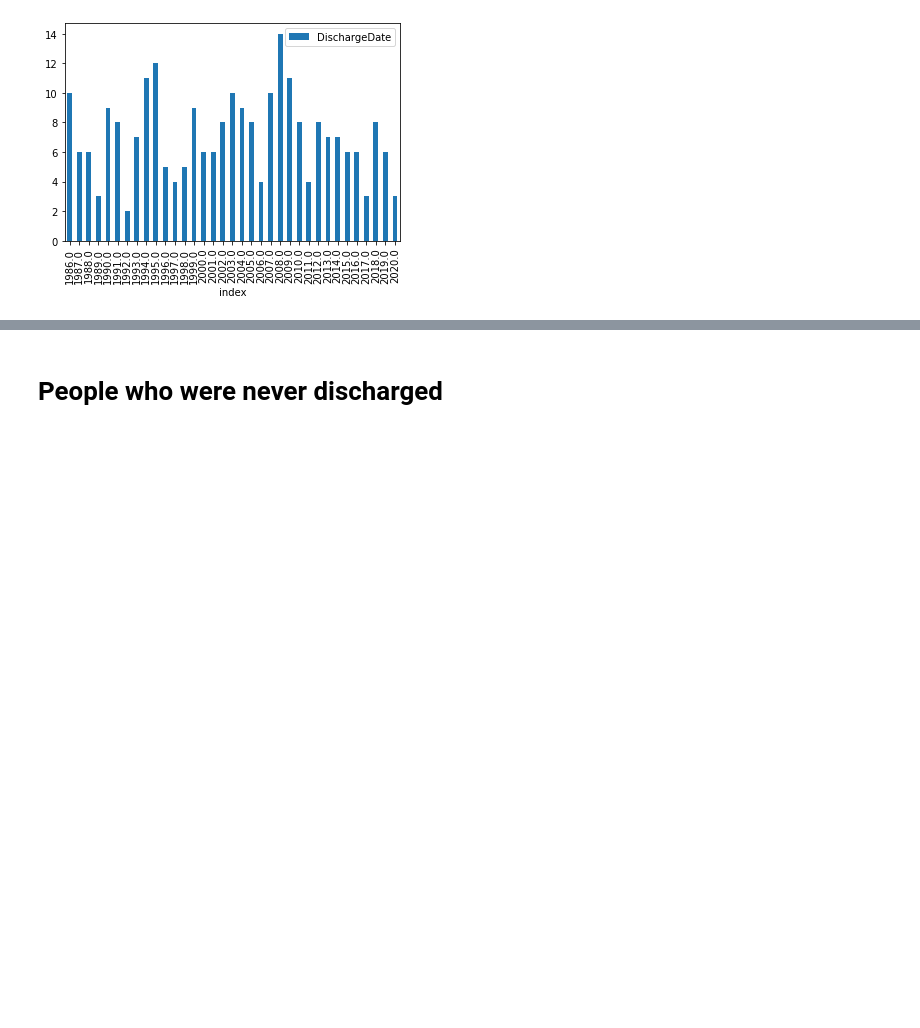
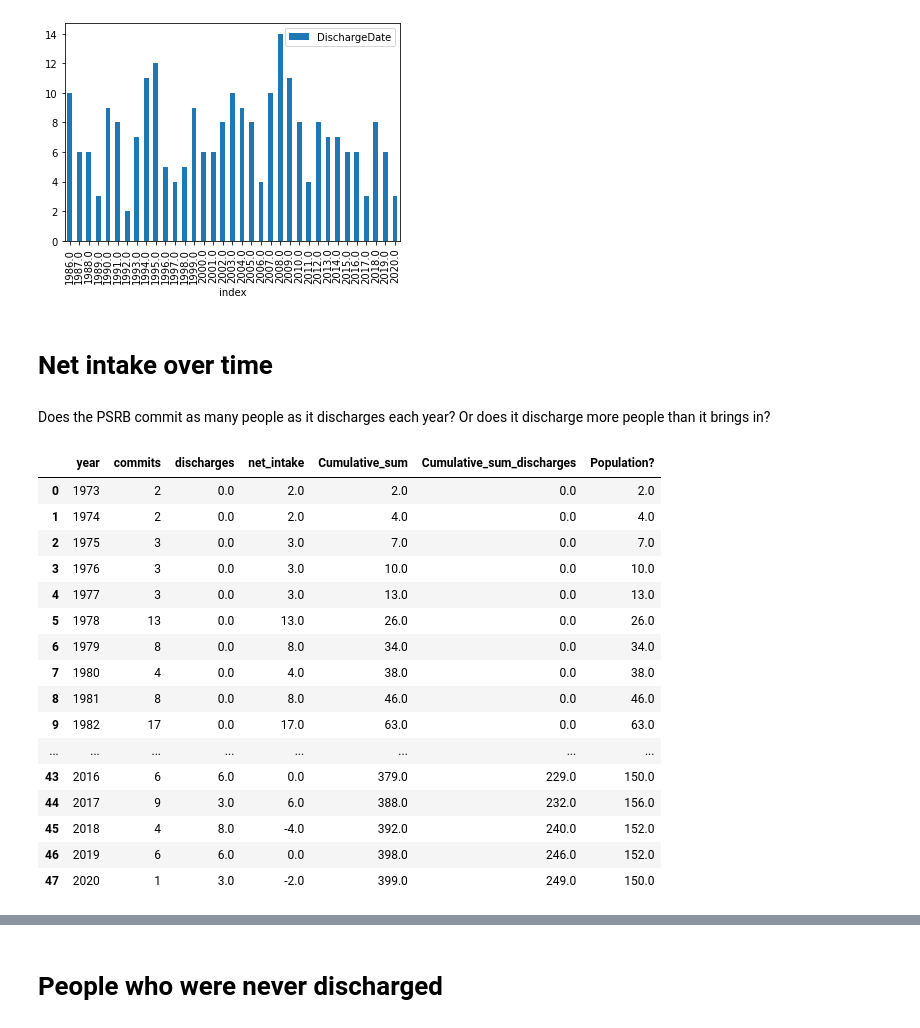
Before and after one commit to kpananjady/PSRB, a Jupyter notebook: PSRB_Commits_Discharges.ipynb, the cells around one changed output, grey strips where cells are left out. Saved outputs shown, nothing was run; the diff lists cells and outputs as text; code cells hidden in the pictures; blank space fills up the shorter version.

```diff
--- a/PSRB_Commits_Discharges.ipynb
+++ b/PSRB_Commits_Discharges.ipynb
@@ -108,3 +130,27 @@ ax = df['DischargeDate'].dt.year.value_counts().reset_index().sort_values(by='in
 #ax.set_ylim(ymin=1973)
 # %% [output]
 [figure]
+# %% [markdown]
+# Net intake over time
+# %% [markdown]
+Does the PSRB commit as many people as it discharges each year? Or does it discharge more people than it brings in?
+# %%
+df_final
+# %% [output]
+|  | year | commits | discharges | net_intake | Cumulative_sum | Cumulative_sum_discharges | Population? |
+| 0 | 1973 | 2 | 0.0 | 2.0 | 2.0 | 0.0 | 2.0 |
+| 1 | 1974 | 2 | 0.0 | 2.0 | 4.0 | 0.0 | 4.0 |
+| 2 | 1975 | 3 | 0.0 | 3.0 | 7.0 | 0.0 | 7.0 |
+| 3 | 1976 | 3 | 0.0 | 3.0 | 10.0 | 0.0 | 10.0 |
+| 4 | 1977 | 3 | 0.0 | 3.0 | 13.0 | 0.0 | 13.0 |
+| 5 | 1978 | 13 | 0.0 | 13.0 | 26.0 | 0.0 | 26.0 |
+| 6 | 1979 | 8 | 0.0 | 8.0 | 34.0 | 0.0 | 34.0 |
+| 7 | 1980 | 4 | 0.0 | 4.0 | 38.0 | 0.0 | 38.0 |
+| 8 | 1981 | 8 | 0.0 | 8.0 | 46.0 | 0.0 | 46.0 |
+| 9 | 1982 | 17 | 0.0 | 17.0 | 63.0 | 0.0 | 63.0 |
+| ... | ... | ... | ... | ... | ... | ... | ... |
+| 43 | 2016 | 6 | 6.0 | 0.0 | 379.0 | 229.0 | 150.0 |
+| 44 | 2017 | 9 | 3.0 | 6.0 | 388.0 | 232.0 | 156.0 |
+| 45 | 2018 | 4 | 8.0 | -4.0 | 392.0 | 240.0 | 152.0 |
+| 46 | 2019 | 6 | 6.0 | 0.0 | 398.0 | 246.0 | 152.0 |
+| 47 | 2020 | 1 | 3.0 | -2.0 | 399.0 | 249.0 | 150.0 |
```
Also changed, not shown: parts of 20 cells of this notebook.
